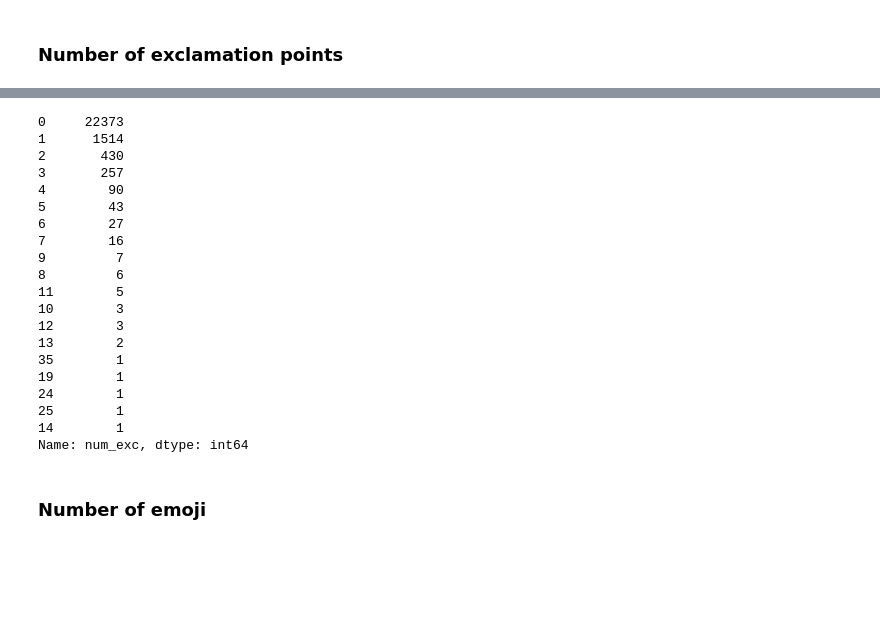
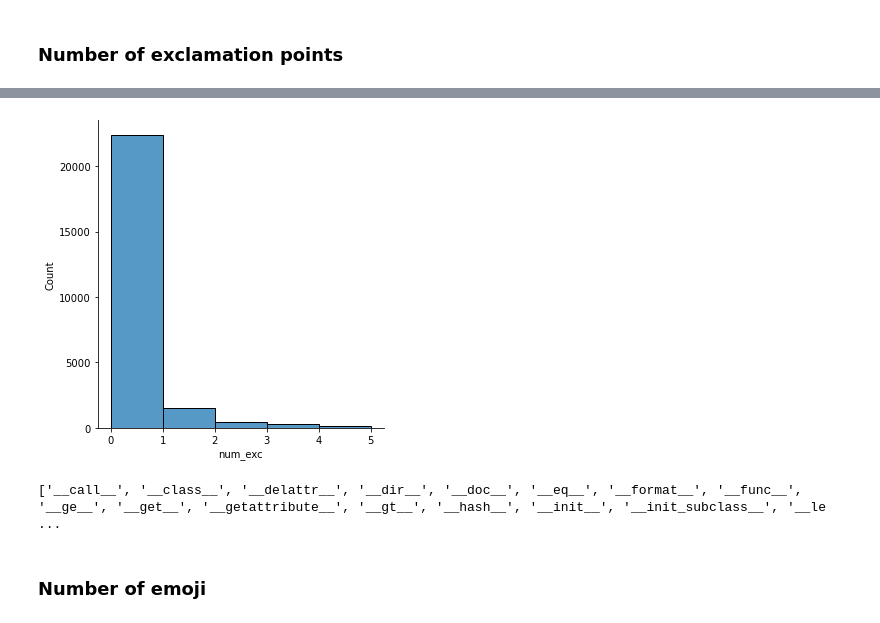
Before and after one commit to MarcoP9/textmining, a Jupyter notebook: 03-Features_extraction.ipynb, the cells around one changed output, grey strips where cells are left out. Drawn from its saved outputs; the diff is of its cells as text; code cells hidden in the pictures; blank space fills up the shorter version.

```diff
--- a/03-Features_extraction.ipynb
+++ b/03-Features_extraction.ipynb
@@ -157,26 +180,12 @@ df["num_exc"] = df["tweet"].apply(lambda x : exclamation(x))
 # %%
-df["num_exc"].value_counts()
+ax = sns.displot(df, x="num_exc",
+                 bins = [0,1,2,3,4,5])
 # %% [output]
-0     22373
-1      1514
-2       430
-3       257
-4        90
-5        43
-6        27
-7        16
-9         7
-8         6
-11        5
-10        3
-12        3
-13        2
-35        1
-19        1
-24        1
-25        1
-14        1
-Name: num_exc, dtype: int64
+[figure, added]
+# %%
+print(dir(ax.ax.set_xticks))
+# %% [output]
+['__call__', '__class__', '__delattr__', '__dir__', '__doc__', '__eq__', '__format__', '__func__', '__ge__', '__get__', '__getattribute__', '__gt__', '__hash__', '__init__', '__init_subclass__', '__le ...
 # %% [markdown]
 ### Number of emoji
 # %%
```
Also changed, not shown: parts of 7 cells of this notebook, 14 other files.
